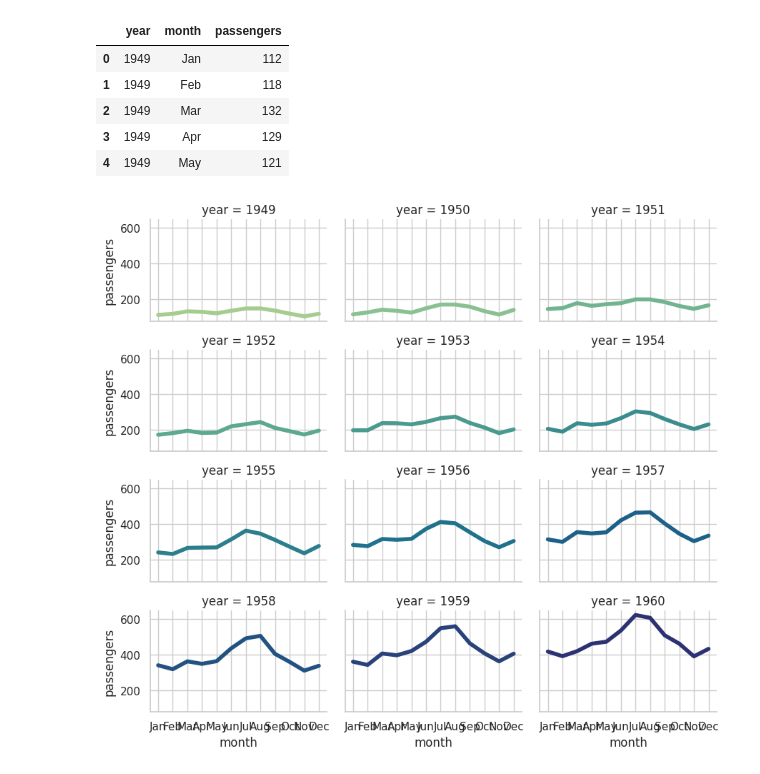
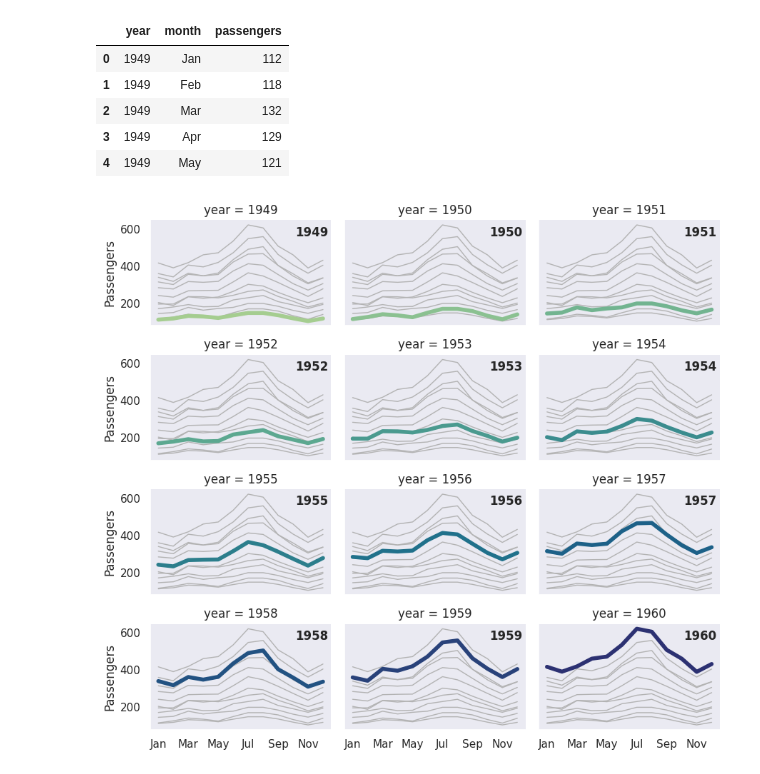
Before and after one commit to MAyub114/seaborn_interactive, a Jupyter notebook: interactive_plots.ipynb, the cells around one changed output. Drawn from its saved outputs; the diff is of its cells as text; code cells hidden in the pictures.

```diff
--- a/interactive_plots.ipynb
+++ b/interactive_plots.ipynb
@@ -81,18 +81,47 @@ flights.head()
 | 4 | 1949 | May | 121 |
 # %%
 # Plot each year's time series in its own facet
+sns.set_theme(style="dark")
 g = sns.relplot(data=flights,
                 x="month",
                 y="passengers",
                 col="year",
                 hue="year",
                 kind="line",
                 palette="crest",
                 linewidth=4,
                 zorder=5,
                 col_wrap=3,
                 height=2,
                 aspect=1.5,
                 legend=False)
+
+# Customize each subplot
+for year, ax in g.axes_dict.items():
+
+    # Add chart titles
+    ax.text(x=0.8,
+            y=0.85,
+            s=year,
+            transform=ax.transAxes,
+            fontweight="bold")
+
+    # Plot each year's timeseries
+    sns.lineplot(
+        data=flights,
+        x="month",
+        y="passengers",
+        units="year",
+        estimator=None,
+        color="0.7",
+        linewidth=1,
+        ax=ax
+    )
+
+# Customise each plot
+ax.set_xticks(ax.get_xticks()[::2])
+g.set_axis_labels("", "Passengers")
+g.tight_layout()
+plt.show()
 # %% [output]
-[figure, old version]
+[figure, new version]
```
Also changed, not shown: parts of 2 cells of this notebook.
